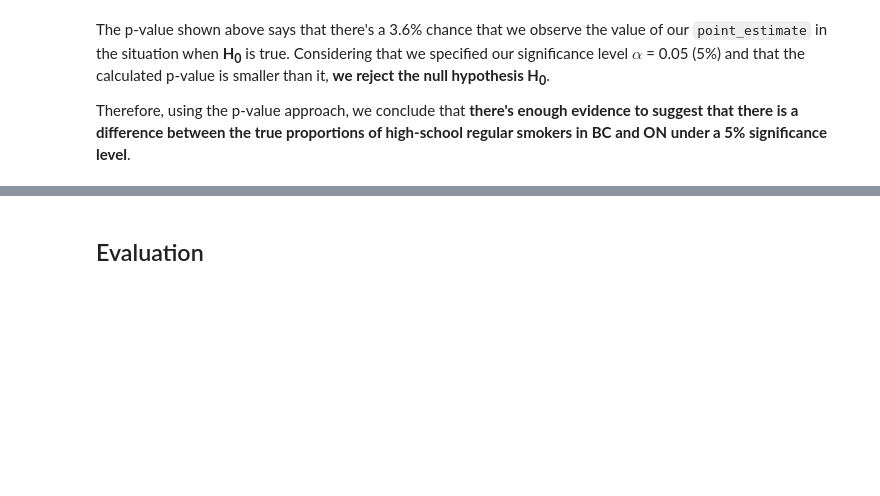
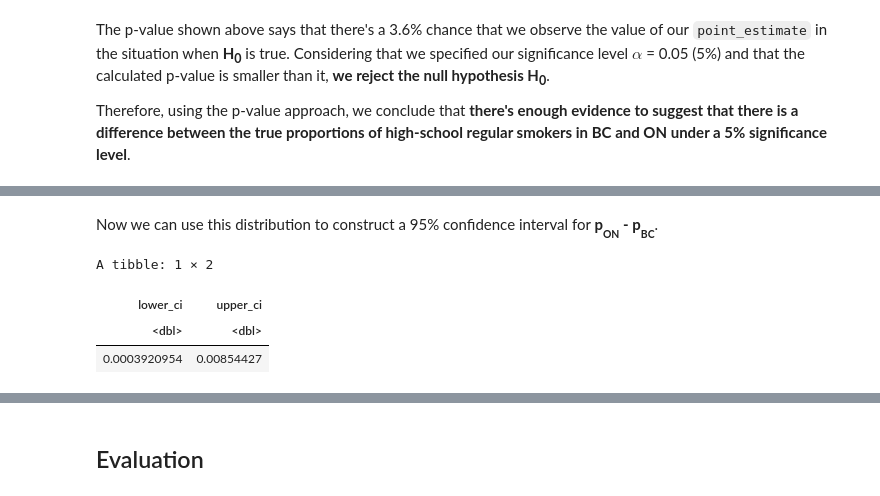
Before and after one commit to Ihor16/stat-201-project, a Jupyter notebook: Final Report.ipynb, the cells around one changed output, grey strips where cells are left out. Saved outputs shown, nothing was run; the diff lists cells and outputs as text; code cells hidden in the pictures; blank space fills up the shorter version.

```diff
--- a/Final Report.ipynb
+++ b/Final Report.ipynb
@@ -335 +349,12 @@ A tibble: 1 × 2
+# %% [markdown]
+Now we can use this distribution to construct a 95% confidence interval for **p<sub><sub>ON</sub></sub> - p<sub><sub>BC</sub></sub>**.
+# %%
+ci <- bootstrap_distribution %>%
+  get_ci(level = 0.95, type = "percentile")
+ci
+# %% [output]
+A tibble: 1 × 2
+| lower_ci | upper_ci |
+| <dbl> | <dbl> |
+| 0.0003920954 | 0.00854427 |
 # %% [markdown]
```
Also changed, not shown: parts of 16 cells of this notebook.
